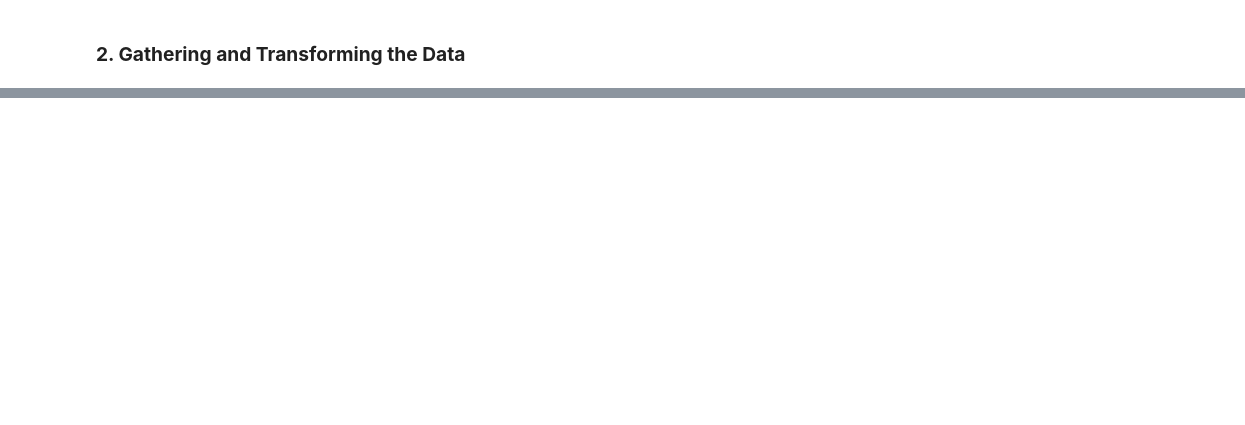
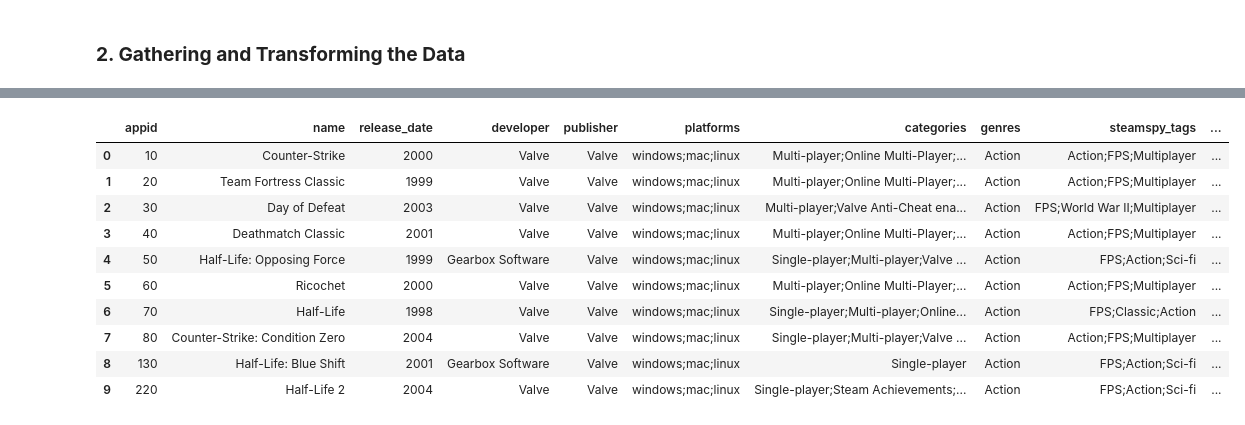
Before and after one commit to kevinrr888/kevinrr888.github.io, a Jupyter notebook: game_popularity.ipynb, the cells around one changed output, grey strips where cells are left out. Cells and saved outputs as stored; diff of their text form; code cells hidden in the pictures; blank space fills up the shorter version.

```diff
--- a/game_popularity.ipynb
+++ b/game_popularity.ipynb
@@ -95,0 +148,59 @@ Now, lets transform the dataframe to be better suited for our data analysis by r
+# %%
+def transform_owners(x):
+    split = x.split("-")
+    low = int(split[0])
+    high = int(split[1])
+    return int((low + high) * 0.5)
+def transform_reqs(reqs):
+    if (reqs is not np.nan):
+        # Remove spaces and make the string lowercase
+        reqs = reqs.replace(" ", "")
+        reqs = reqs.lower()
+        # Find how much ram and the unit (mb or gb)
+        res = re.search('[0-9]+(mbram|gbram)', reqs)
+        # If found
+        if res:
+            # The string found (e.g., 96mbram, 1gbram)
+            res_str = res.group()
+            # If mb, convert to gb and return
+            if 'mb' in res_str:
+                # Extract the number
+                res = re.search('[0-9]+', res_str)
+                number = int(res.group())
+                # Convert to gb
+                return number / 1000
+            elif 'gb' in res_str:
+                # Extract the number
+                res = re.search('[0-9]+', res_str)
+                return int(res.group())
+        else:
+            return np.nan
+    else:
+        return np.nan
+
+games_df["release_date"] = games_df["release_date"].apply(lambda x: int(x[0:4]))
+games_df["owners"] = games_df["owners"].apply(transform_owners)
+games_df["rating"] = games_df["positive_ratings"] / (games_df["positive_ratings"] + games_df["negative_ratings"])
+# Join the two dataframes on appid
+games_df = games_df.join(requirements_df.set_index("steam_appid"), on=["appid"])
+# Drop unneeded columns mentioned above
+games_df.drop(columns=['english', 'achievements', 'required_age', 'positive_ratings', 'negative_ratings'], inplace=True)
+# Drop unneeded columns resulting from joining the 2 dataframes
+games_df.drop(columns=['pc_requirements', 'mac_requirements', 'linux_requirements', 'recommended'], inplace=True)
+games_df["minimum"] = games_df["minimum"].apply(transform_reqs)
+# Raname "minimum" to "min_req_ram"
+games_df.rename(columns={'minimum': 'min_req_ram'}, inplace=True)
+games_df["est_revenue"] = games_df["owners"] * games_df["price"]
+display(games_df.head(10))
+# %% [output]
+|  | appid | name | release_date | developer | publisher | platforms | categories | genres | steamspy_tags | ... |
+| 0 | 10 | Counter-Strike | 2000 | Valve | Valve | windows;mac;linux | Multi-player;Online Multi-Player;... | Action | Action;FPS;Multiplayer | ... |
+| 1 | 20 | Team Fortress Classic | 1999 | Valve | Valve | windows;mac;linux | Multi-player;Online Multi-Player;... | Action | Action;FPS;Multiplayer | ... |
+| 2 | 30 | Day of Defeat | 2003 | Valve | Valve | windows;mac;linux | Multi-player;Valve Anti-Cheat ena... | Action | FPS;World War II;Multiplayer | ... |
+| 3 | 40 | Deathmatch Classic | 2001 | Valve | Valve | windows;mac;linux | Multi-player;Online Multi-Player;... | Action | Action;FPS;Multiplayer | ... |
+| 4 | 50 | Half-Life: Opposing Force | 1999 | Gearbox Software | Valve | windows;mac;linux | Single-player;Multi-player;Valve ... | Action | FPS;Action;Sci-fi | ... |
+| 5 | 60 | Ricochet | 2000 | Valve | Valve | windows;mac;linux | Multi-player;Online Multi-Player;... | Action | Action;FPS;Multiplayer | ... |
+| 6 | 70 | Half-Life | 1998 | Valve | Valve | windows;mac;linux | Single-player;Multi-player;Online... | Action | FPS;Classic;Action | ... |
+| 7 | 80 | Counter-Strike: Condition Zero | 2004 | Valve | Valve | windows;mac;linux | Single-player;Multi-player;Valve ... | Action | Action;FPS;Multiplayer | ... |
+| 8 | 130 | Half-Life: Blue Shift | 2001 | Gearbox Software | Valve | windows;mac;linux | Single-player | Action | FPS;Action;Sci-fi | ... |
+| 9 | 220 | Half-Life 2 | 2004 | Valve | Valve | windows;mac;linux | Single-player;Steam Achievements;... | Action | FPS;Action;Sci-fi | ... |
```
Also changed, not shown: parts of 5 cells of this notebook.
